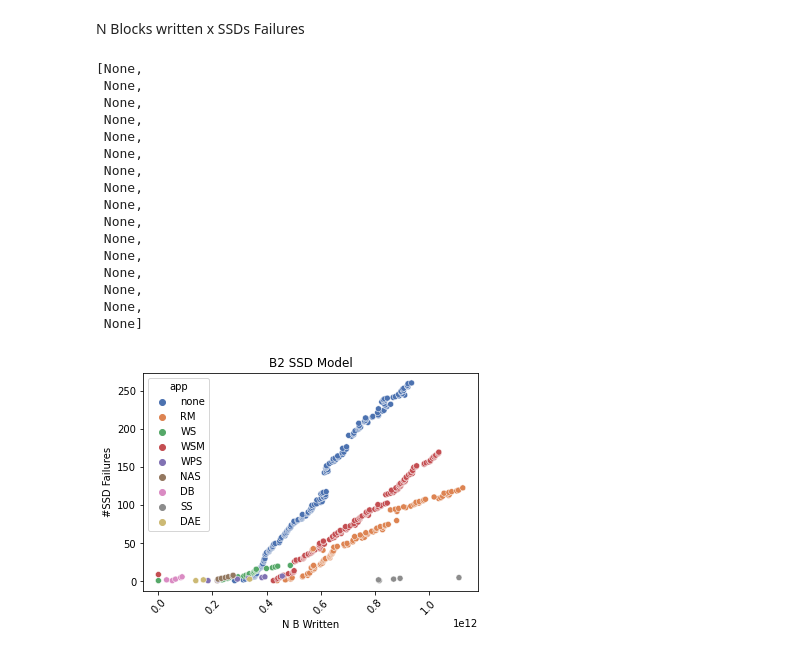
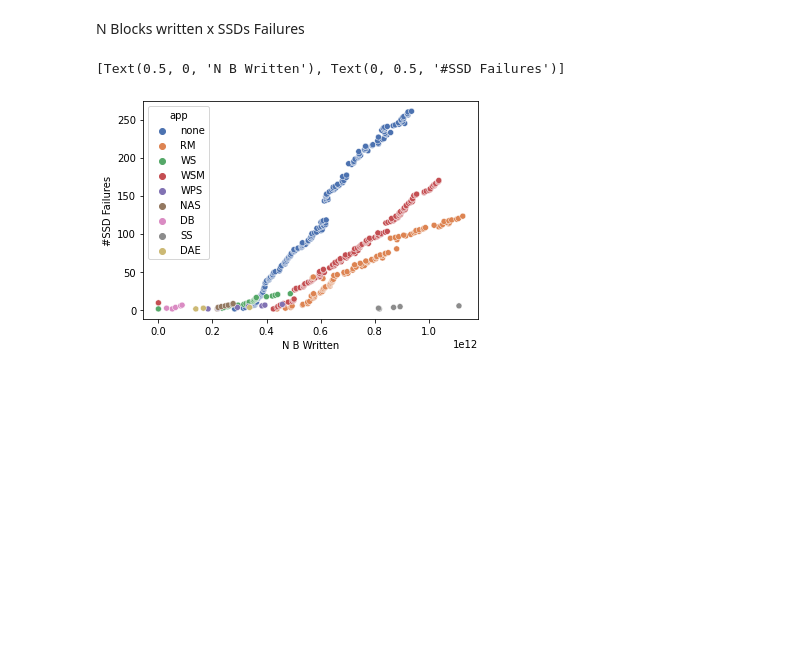
Before and after one commit to EricBorba/StorageFailurePredictor, a Jupyter notebook: WriteAnalB2Model.ipynb, the cells around one changed output. Saved outputs shown, nothing was run; the diff lists cells and outputs as text; code cells hidden in the pictures; blank space fills up the shorter version.

```diff
--- a/WriteAnalB2Model.ipynb
+++ b/WriteAnalB2Model.ipynb
@@ -640,26 +640,11 @@ group = result.groupby(['timestamp', 'app'], as_index=False)['n_b_written'].mean
 resultWriteFailure = pd.merge(group, groupSSDFailures, on=['timestamp', 'app'], how='left')
 # %%
 graph = sns.scatterplot(x = "n_b_written", y = 'cum_sum', palette = 'deep', hue='app', hue_order=['none','RM','WS','WSM', 'WPS', 'NAS', 'DB', 'SS', 'DAE'], data = resultWriteFailure)
-graph.set(xlabel ="N B Written", ylabel = "#SSD Failures", title ='B2 SSD Model')
-plt.setp(graph.get_xticklabels(), rotation=45)
+graph.set(xlabel ="N B Written", ylabel = "#SSD Failures")
+#plt.setp(graph.get_xticklabels(), rotation=45)
 # %% [output]
-[None,
- None,
- None,
- None,
- None,
- None,
- None,
- None,
- None,
- None,
- None,
- None,
- None,
- None,
- None,
- None]
+[Text(0.5, 0, 'N B Written'), Text(0, 0.5, '#SSD Failures')]
-[figure, old version]
+[figure, new version]
 # %%
 graph = sns.scatterplot(x = "n_b_written", y = 'cum_sum', palette = 'deep', hue='app', hue_order=['none','RM','WS','WSM', 'WPS', 'NAS', 'DB', 'SS', 'DAE'], data = resultWriteFailure)
 graph.set(xlabel ="#Blocks Written", ylabel = "#SSD Failures")
```
Also changed, not shown: parts of 14 cells of this notebook, 1 other file.
